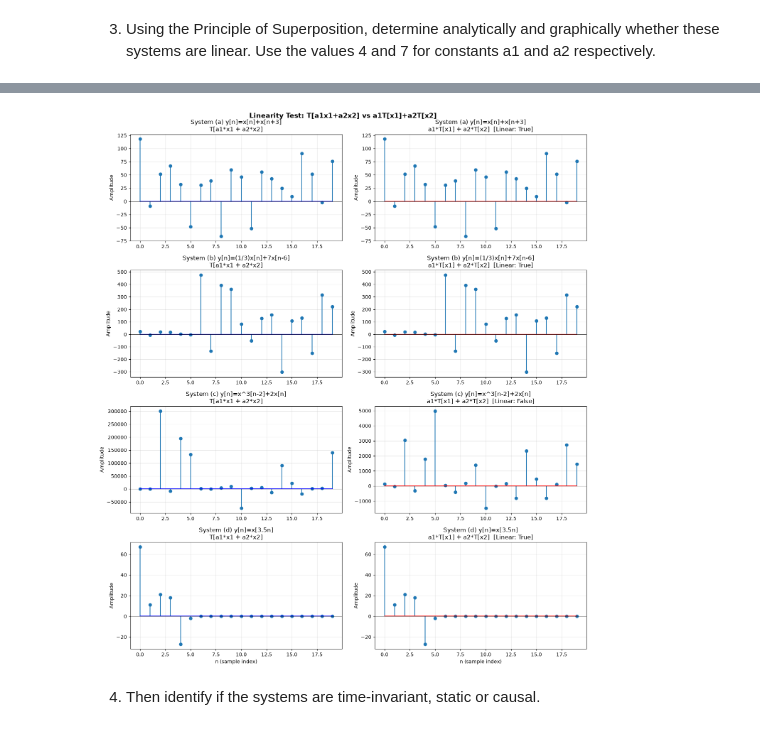
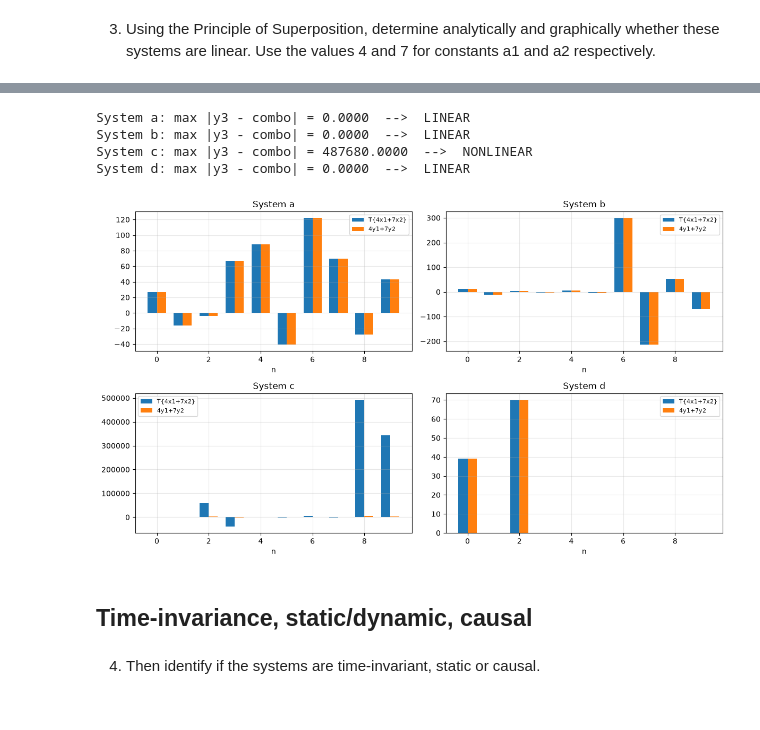
Before and after one commit to leon-pscl/CPE027-pscl, a Jupyter notebook: HOA5/LIM_HOA5_CPE027_CPE41S2.ipynb, the cells around one changed output, grey strips where cells are left out. Drawn from its saved outputs; the diff is of its cells as text; code cells hidden in the pictures.

```diff
--- a/HOA5/LIM_HOA5_CPE027_CPE41S2.ipynb
+++ b/HOA5/LIM_HOA5_CPE027_CPE41S2.ipynb
@@ -279,39 +124,45 @@ System (a): y[n] = x[n] + x[n+3]
-# %%
-# -------------------------------------------------------
-# GRAPHICAL COMPARISON FOR LINEARITY TEST
-# Plot T[a1*x1 + a2*x2] vs a1*T[x1] + a2*T[x2] for each system
-# If the plots match, the system is linear
-# -------------------------------------------------------
-fig, axes = plt.subplots(4, 2, figsize=(14, 16))
-fig.suptitle('Linearity Test: T[a1x1+a2x2] vs a1T[x1]+a2T[x2]', fontsize=14, fontweight='bold')
-
-system_names = ['(a) y[n]=x[n]+x[n+3]', '(b) y[n]=(1/3)x[n]+7x[n-6]',
-                '(c) y[n]=x^3[n-2]+2x[n]', '(d) y[n]=x[3.5n]']
-combined_results = [ya_combined, yb_combined, yc_combined, yd_combined]
-superposition_results = [ya_superposition, yb_superposition, yc_superposition, yd_superposition]
-linearity_results = [is_linear_a, is_linear_b, is_linear_c, is_linear_d]
-
-for i in range(4):
-    # Left column: T[a1*x1 + a2*x2] (combined input through system)
-    axes[i, 0].stem(n, combined_results[i], basefmt='b-')
-    axes[i, 0].set_title(f'System {system_names[i]}\nT[a1*x1 + a2*x2]')
-    axes[i, 0].set_ylabel('Amplitude')
-    axes[i, 0].grid(True, alpha=0.3)
-    axes[i, 0].axhline(y=0, color='k', linewidth=0.5)
-
-    # Right column: a1*T[x1] + a2*T[x2] (superposition of individual outputs)
-    axes[i, 1].stem(n, superposition_results[i], basefmt='r-')
-    axes[i, 1].set_title(f'System {system_names[i]}\na1*T[x1] + a2*T[x2]  [Linear: {linearity_results[i]}]')
-    axes[i, 1].set_ylabel('Amplitude')
-    axes[i, 1].grid(True, alpha=0.3)
-    axes[i, 1].axhline(y=0, color='k', linewidth=0.5)
-
-axes[3, 0].set_xlabel('n (sample index)')
-axes[3, 1].set_xlabel('n (sample index)')
-
-plt.tight_layout()
-plt.show()
-# %% [output]
-[figure, removed]
+# %%
+x1 = x[0:10]
+x2 = x[10:20]
+n10 = list(range(10))
+a1, a2 = 4, 7
+x3 = [a1 * x1[i] + a2 * x2[i] for i in range(10)]
+
+fig, axs = plt.subplots(2, 2, figsize=(12, 7))
+verdicts = {}
+
+for ax, key in zip(axs.flat, ["a", "b", "c", "d"]):
+    f = systems[key]
+    y1 = [f(x1, k) for k in n10]
+    y2 = [f(x2, k) for k in n10]
+    y3 = [f(x3, k) for k in n10]
+    combo = [a1*y1[i] + a2*y2[i] if (y1[i] is not None and y2[i] is not None) else None
+             for i in range(10)]
+
+    idx = np.arange(10)
+    width = 0.35
+    y3_plot = [v if v is not None else 0 for v in y3]
+    combo_plot = [v if v is not None else 0 for v in combo]
+    ax.bar(idx - width/2, y3_plot, width, label="T{4x1+7x2}")
+    ax.bar(idx + width/2, combo_plot, width, label="4y1+7y2")
+    ax.set_title(f"System {key}")
+    ax.set_xlabel("n"); ax.legend(fontsize=8)
+    ax.grid(True, alpha=0.3)
+
+    errs = [abs(y3[i]-combo[i]) for i in range(10) if y3[i] is not None and combo[i] is not None]
+    max_err = max(errs) if errs else 0
+    verdicts[key] = "LINEAR" if max_err < 1e-6 else "NONLINEAR"
+    print(f"System {key}: max |y3 - combo| = {max_err:.4f}  -->  {verdicts[key]}")
+
+plt.tight_layout()
+plt.show()
+# %% [output]
+System a: max |y3 - combo| = 0.0000  -->  LINEAR
+System b: max |y3 - combo| = 0.0000  -->  LINEAR
+System c: max |y3 - combo| = 487680.0000  -->  NONLINEAR
+System d: max |y3 - combo| = 0.0000  -->  LINEAR
+[figure, added]
+# %% [markdown]
+## Time-invariance, static/dynamic, causal
 # %% [markdown]
 4. Then identify if the systems are time-invariant, static or causal.
```
Also changed, not shown: parts of 11 cells of this notebook.
